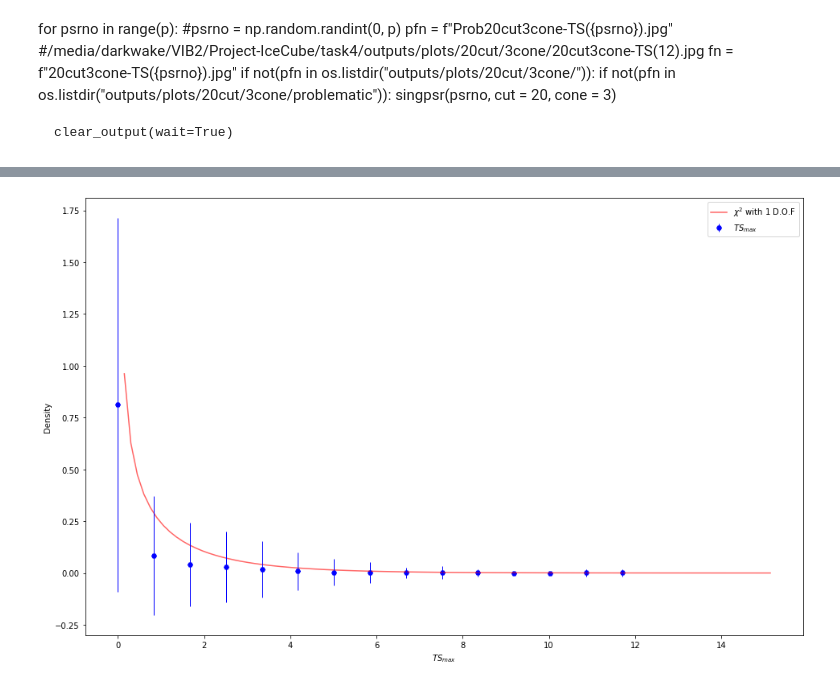
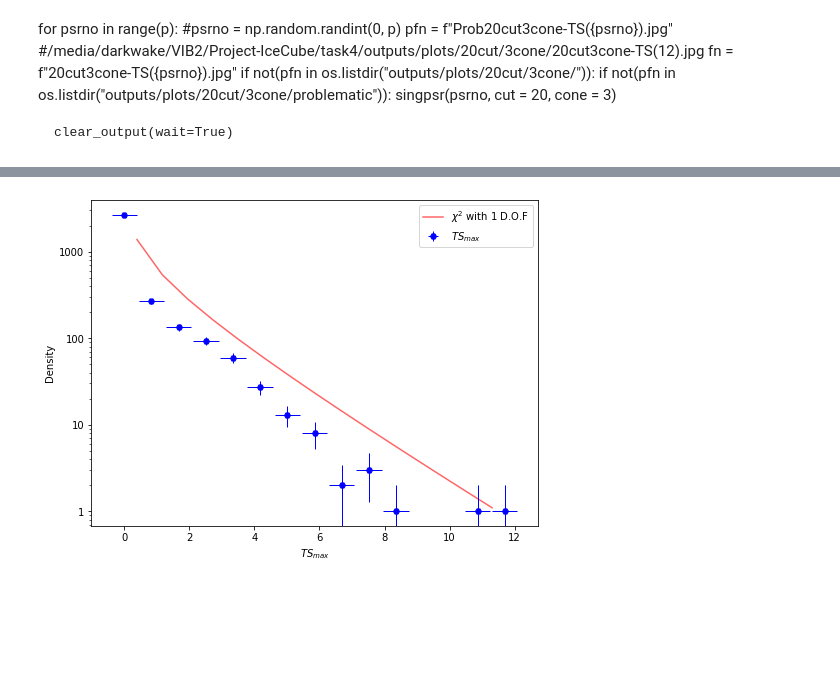
Before and after one commit to DarkWake9/Project-IceCube-Legacy, a Jupyter notebook: task4/task4b.ipynb, the cells around one changed output, grey strips where cells are left out. Cells and saved outputs as stored; diff of their text form; code cells hidden in the pictures; blank space fills up the shorter version.

```diff
--- a/task4/task4b.ipynb
+++ b/task4/task4b.ipynb
@@ -187,13 +189,11 @@ def nsang(aang, cut):
 
 def bg(i, cone, Ns):
     #Calculating total no of neutrino events within delta +/- 6 of ith PULSAR (not neutrino)
-    count = 0
-
-    '''for j in icdec:
-        if abs(msdec[i] - j) <= 6:
-            count+=1 '''
     count = np.count_nonzero(np.abs(np.subtract(msdec[i],icdec))<cone)
     #calculating solid angle with lt deg conesxipy
+    sang = Ns * 2 * np.pi * (np.sin(np.deg2rad(msdec[i] + cone)) - np.sin(np.deg2rad(msdec[i] - cone)))
+    return count/sang
+
 
 #B = bg(psrno)
 
@@ -292,3 +292,11 @@ for psrno in range(p):
             singpsr(psrno,  cut = 20, cone = 3)
 
     clear_output(wait=True)
+# %%
+psrno = 9
+cut = 20
+cone = 3
+aang = angfinder(psrno, cut)
+Ns = nsang(aang, cut)
+S = S_ij(psrno, aang, cut)
+B = bg(psrno,cone, Ns)
@@ -387,18 +379,28 @@ sqerr = np.sqrt(sqbin/np.sum(sqbin))
+# %%
+sqbin, sqwt = np.histogram(np.square(sqrtts), 15)
+sqb2 = sqbin[(sqbin>0)]
+x=0.5*(sqwt[1:]+ sqwt[:-1])
+sqerr = np.sqrt(sqbin)
+sqerr2 = sqerr[(sqbin > 0)]
+#df = 1
+chisq = lambda x: max(sqbin)*chi2.pdf(x,df)
+#chiparam, chierr = curve_fit(chi2, x, sqb2, sigma=sqerr2, p0=[0.11, 1.0],absolute_sigma=True, check_finite=True)
 # %%
 df = 1
-x = np.linspace(chi2.ppf(0.3, df),chi2.ppf(0.9999, df), 100)
-plt.figure(figsize=(16,10))
-#plt.yscale('log')
-#plt.yticks([1, 10, 100, 1000, 10000], [1, 10, 100, 1000, 10000])
-
-plt.plot(x, chi2.pdf(x, df),'r-', alpha=0.6, label=f'$\chi^2$ with {df} D.O.F')
-#plt.plot(x, norm.pdf(x, 0, np.mean(sqwt)),'-', alpha=0.6, label=f'Gaussian distibution with $\mu = 0$')
+#x = np.linspace(chi2.ppf(0.3, df),chi2.ppf(0.9995, df), 100)
+x = np.linspace(min(x), max(x), 100)
+plt.figure(figsize=(8,6))
+plt.yscale('log')
+plt.yticks([1, 10, 100, 1000, 10000], [1, 10, 100, 1000, 10000])
+x=0.5*(sqwt[1:]+ sqwt[:-1])
+xerr=x[0]-sqwt[0]
+plt.plot(x, max(sqbin)*chi2.pdf(x, df),'r-', alpha=0.6, label=f'$\chi^2$ with {df} D.O.F')
 #plt.xticks([0, 1, 2, 3, 4], [0, 1, 2, 3, 4])
-plt.errorbar(np.linspace(0, max(sqwt), 15), sqbin/np.sum(sqbin), sqerr,  aa = True, barsabove = True, fmt='Hb',ecolor='blue', elinewidth=1, label='${TS_{max}}$')
+plt.errorbar(np.linspace(0, max(sqwt), 15), sqbin, xerr=xerr, yerr = sqerr,  aa = True, barsabove = True, fmt='Hb',ecolor='blue', elinewidth=1, label='${TS_{max}}$')
 plt.xlabel("${TS_{max}}$")
 plt.ylabel("Density")
 plt.legend()
 plt.savefig("outputs/sqrt(TSmax)errbar2.jpg")
 plt.show()
 # %% [output]
-[figure, old version]
+[figure, new version]
```
Also changed, not shown: parts of 17 cells of this notebook, 3 other files.
